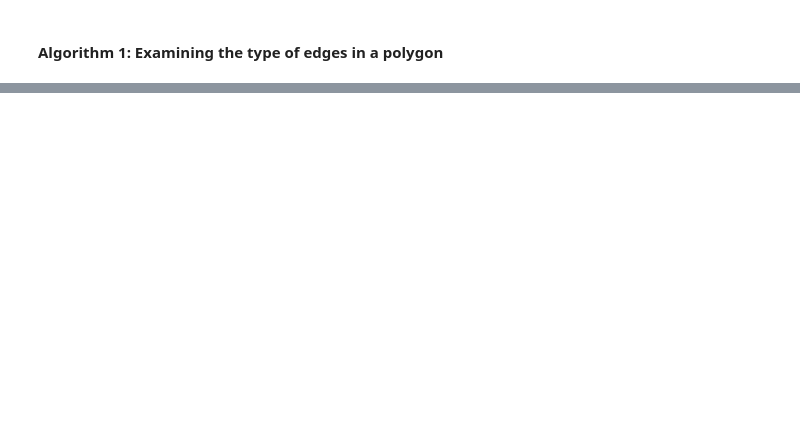
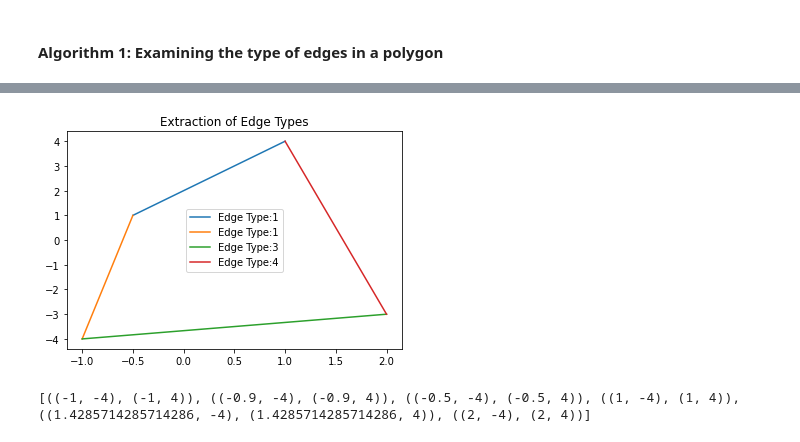
Before and after one commit to oortega20/CS294-final_project, a Jupyter notebook: inscribing_rectangle.ipynb, the cells around one changed output, grey strips where cells are left out. Saved outputs shown, nothing was run; the diff lists cells and outputs as text; code cells hidden in the pictures; blank space fills up the shorter version.

```diff
--- a/inscribing_rectangle.ipynb
+++ b/inscribing_rectangle.ipynb
@@ -250,15 +275,16 @@ for edge in e:
 # %% [markdown]
 #### Algorithm 1: Examining the type of edges in a polygon
 # %%
-def edge_types(vertices):
+def edge_types(edges):
     """
     args: vertices v_1,...,v_4
     returns a dictionary mapping edges to edge types based of vertices
     """
-    polygon_edges = edges(counter_clockwise(vertices))
+
 
     edge_types = dict()
-    for edge in polygon_edges:
+    edges_rev = [edges[3],edges[2],edges[1],edges[0]]
+    for edge in edges_rev:
         x_start, x_end = edge[0][0], edge[1][0]
         y_start, y_end = edge[0][1], edge[1][1]
         e  = (tuple(edge[0]), tuple(edge[1]))
@@ -283,4 +309,4 @@ def edge_types(vertices):
                 raise ValueError("Invalid set of vertices given")
     return edge_types
 # %%
-types = edge_types(points)
+types = edge_types(edge_pts)
@@ -290,0 +313,11 @@ print(types)
+# %%
+
+plt.title('Extraction of Edge Types')
+for edge, edge_type in types.items():
+    x_1,x_2 = edge[0][0], edge[1][0]
+    y_1,y_2 = edge[0][1], edge[1][1]
+    plt.plot([x_1,x_2], [y_1,y_2], label=f'Edge Type:{edge_type}')
+plt.legend()
+plt.savefig('Extraction of Edge Types.png', format='png')
+# %% [output]
+[figure, added]
@@ -290,0 +339,4 @@ print(types)
+# %%
+rectangles = extract_rectangles(h_lines, v_lines)
+# %% [output]
+[((-1, -4), (-1, 4)), ((-0.9, -4), (-0.9, 4)), ((-0.5, -4), (-0.5, 4)), ((1, -4), (1, 4)), ((1.4285714285714286, -4), (1.4285714285714286, 4)), ((2, -4), (2, 4))]
```
Also changed, not shown: parts of 33 cells of this notebook.
